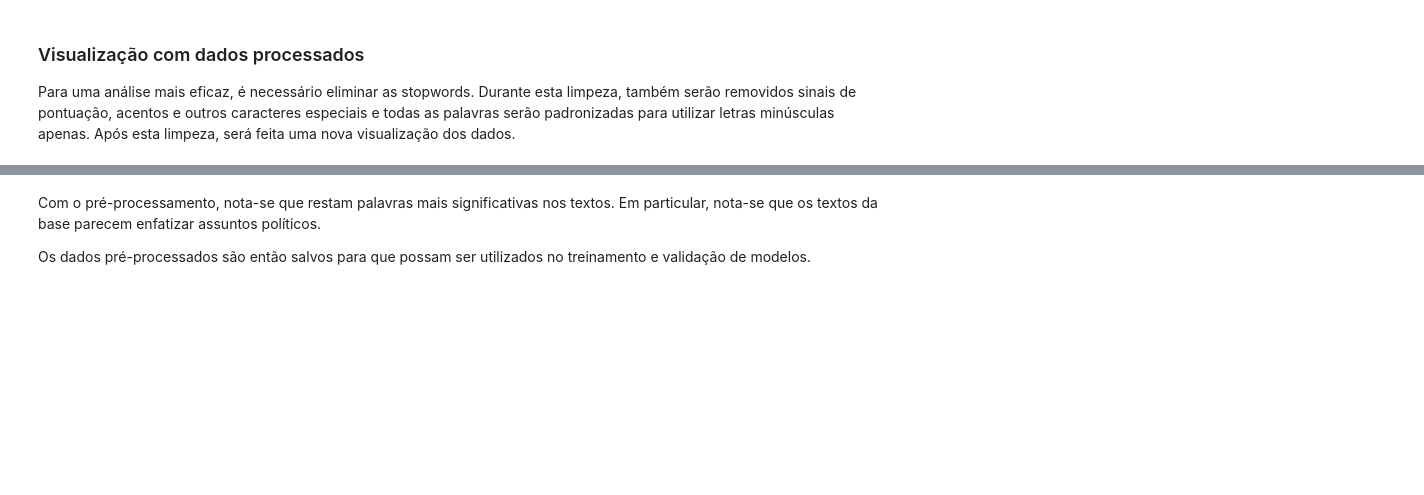
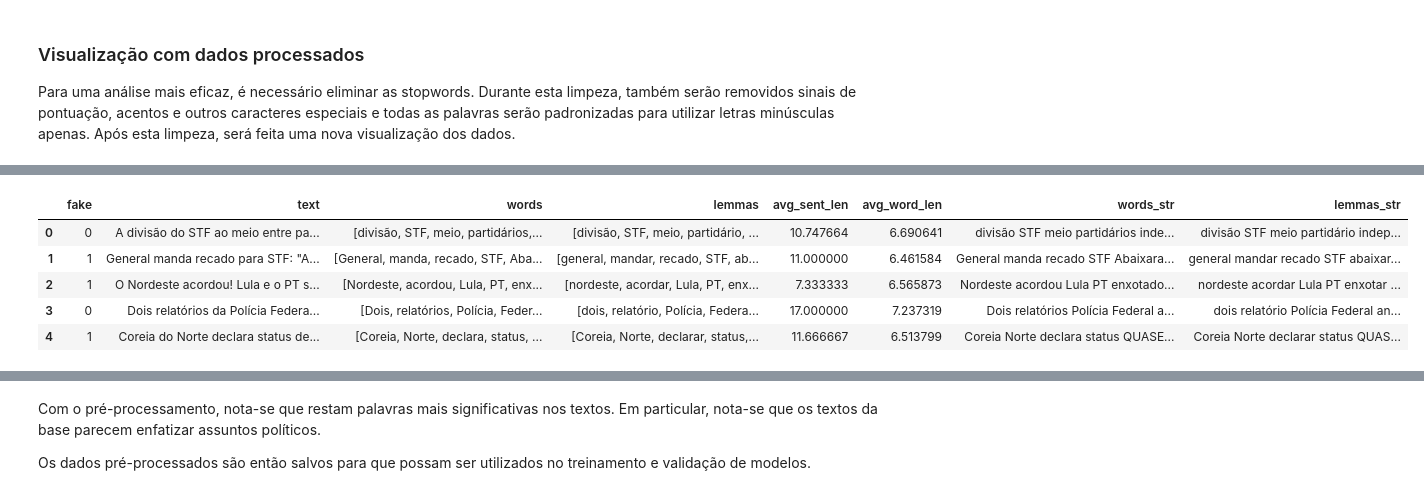
Before and after one commit to RodriguesRBruno/ProjetoMultidisciplinar, a Jupyter notebook: preprocessing.ipynb, the cells around one changed output, grey strips where cells are left out. Drawn from its saved outputs; the diff is of its cells as text; code cells hidden in the pictures; blank space fills up the shorter version.

```diff
--- a/preprocessing.ipynb
+++ b/preprocessing.ipynb
@@ -112 +176,10 @@ processed_df['text'] =  StandarizeText().fit_transform(raw_data['text'])
+# %%
+processed_df.head()
+# %% [output]
+|  | fake | text | words | lemmas | avg_sent_len | avg_word_len | words_str | lemmas_str |
+| 0 | 0 | A divisão do STF ao meio entre pa... | [divisão, STF, meio, partidários,... | [divisão, STF, meio, partidário, ... | 10.747664 | 6.690641 | divisão STF meio partidários inde... | divisão STF meio partidário indep... |
+| 1 | 1 | General manda recado para STF: "A... | [General, manda, recado, STF, Aba... | [general, mandar, recado, STF, ab... | 11.000000 | 6.461584 | General manda recado STF Abaixara... | general mandar recado STF abaixar... |
+| 2 | 1 | O Nordeste acordou! Lula e o PT s... | [Nordeste, acordou, Lula, PT, enx... | [nordeste, acordar, Lula, PT, enx... | 7.333333 | 6.565873 | Nordeste acordou Lula PT enxotado... | nordeste acordar Lula PT enxotar ... |
+| 3 | 0 | Dois relatórios da Polícia Federa... | [Dois, relatórios, Polícia, Feder... | [dois, relatório, Polícia, Federa... | 17.000000 | 7.237319 | Dois relatórios Polícia Federal a... | dois relatório Polícia Federal an... |
+| 4 | 1 | Coreia do Norte declara status de... | [Coreia, Norte, declara, status, ... | [Coreia, Norte, declarar, status,... | 11.666667 | 6.513799 | Coreia Norte declara status QUASE... | Coreia Norte declarar status QUAS... |
 # %%
```
Also changed, not shown: parts of 16 cells of this notebook, 1 other file.
